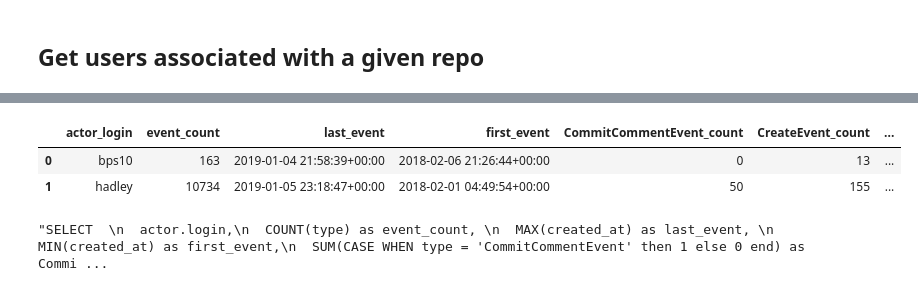
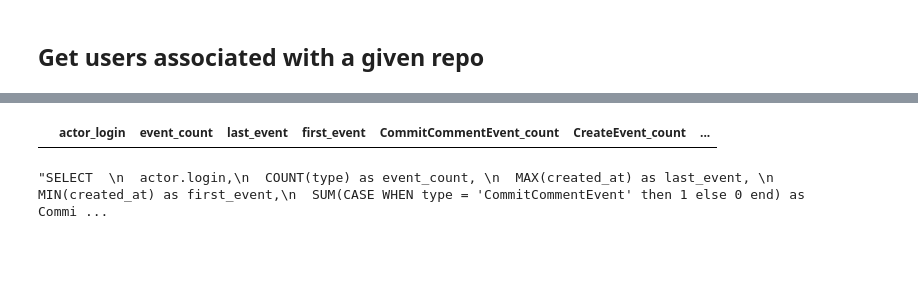
Before and after one commit to bps10/github-churn, a Jupyter notebook: UI_repo_data_fetch.ipynb, the cells around one changed output, grey strips where cells are left out. Cells and saved outputs as stored; diff of their text form; code cells hidden in the pictures; blank space fills up the shorter version.

Commit message:
fetch contributor info for last 5 mo of 2018

```diff
--- a/UI_repo_data_fetch.ipynb
+++ b/UI_repo_data_fetch.ipynb
@@ -26,3 +21,0 @@ user_events = user.events(number=-1, public=True)
-# %%
-for event in user_events:
-    print(event.type)
@@ -47,48 +22,51 @@ PushEvent
 # %%
-user1='bps10'
-user2='hadley'
 # Set use_legacy_sql to True to use legacy SQL syntax.
 job_config = bigquery.QueryJobConfig()
 job_config.use_legacy_sql = True
 
 query = (
-"""SELECT
-  actor.login,
-  COUNT(type) as event_count,
-  MAX(created_at) as last_event,
-  MIN(created_at) as first_event,
-  SUM(CASE WHEN type = 'CommitCommentEvent' then 1 else 0 end) as CommitCommentEvent_count,
-  SUM(CASE WHEN type = 'CreateEvent' then 1 else 0 end) as CreateEvent_count,
-  SUM(CASE WHEN type = 'DeleteEvent' then 1 else 0 end) as DeleteEvent_count,
-  SUM(CASE WHEN type = 'ForkEvent' then 1 else 0 end) as ForkEvent_count,
-  SUM(CASE WHEN type = 'GollumEvent' then 1 else 0 end) as GollumEvent_count,
-  SUM(CASE WHEN type = 'IssueCommentEvent' then 1 else 0 end) as IssueCommentEvent_count,
-  SUM(CASE WHEN type = 'IssuesEvent' then 1 else 0 end) as IssuesEvent_count,
-  SUM(CASE WHEN type = 'MemberEvent' then 1 else 0 end) as MemberEvent_count,
-  SUM(CASE WHEN type = 'PublicEvent' then 1 else 0 end) as PublicEvent_count,
-  SUM(CASE WHEN type = 'PullRequestEvent' then 1 else 0 end) as PullRequestEvent_count,
-  SUM(CASE WHEN type = 'PullRequestReviewCommentEvent' then 1 else 0 end) as PullRequestReviewCommentEvent_count,
-  SUM(CASE WHEN type = 'PushEvent' then 1 else 0 end) as PushEvent_count,
-  SUM(CASE WHEN type = 'ReleaseEvent' then 1 else 0 end) as ReleaseEvent_count,
-  SUM(CASE WHEN type = 'WatchEvent' then 1 else 0 end) as WatchEvent_count,
+"""
+SELECT
+      actor.login,
+      COUNT(type) as event_count,
+      MAX(created_at) as last_event,
+      MIN(created_at) as first_event,
+      SUM(CASE WHEN type = 'CommitCommentEvent' then 1 else 0 end) as CommitCommentEvent_count,
+      SUM(CASE WHEN type = 'CreateEvent' then 1 else 0 end) as CreateEvent_count,
+      SUM(CASE WHEN type = 'DeleteEvent' then 1 else 0 end) as DeleteEvent_count,
+      SUM(CASE WHEN type = 'ForkEvent' then 1 else 0 end) as ForkEvent_count,
+      SUM(CASE WHEN type = 'GollumEvent' then 1 else 0 end) as GollumEvent_count,
+      SUM(CASE WHEN type = 'IssueCommentEvent' then 1 else 0 end) as IssueCommentEvent_count,
+      SUM(CASE WHEN type = 'IssuesEvent' then 1 else 0 end) as IssuesEvent_count,
+      SUM(CASE WHEN type = 'MemberEvent' then 1 else 0 end) as MemberEvent_count,
+      SUM(CASE WHEN type = 'PublicEvent' then 1 else 0 end) as PublicEvent_count,
+      SUM(CASE WHEN type = 'PullRequestEvent' then 1 else 0 end) as PullRequestEvent_count,
+      SUM(CASE WHEN type = 'PullRequestReviewCommentEvent' then 1 else 0 end) as PullRequestReviewCommentEvent_count,
+      SUM(CASE WHEN type = 'PushEvent' then 1 else 0 end) as PushEvent_count,
+      SUM(CASE WHEN type = 'ReleaseEvent' then 1 else 0 end) as ReleaseEvent_count,
+      SUM(CASE WHEN type = 'WatchEvent' then 1 else 0 end) as WatchEvent_count
 
-  FROM
-  [githubarchive:year.2018]
-WHERE (actor.login = '""" + user1 + """' OR actor.login = '""" + user2 + """' AND public)
+FROM (
+  SELECT public, type, repo.name, actor.login, created_at,
+    JSON_EXTRACT(payload, '$.action') as event,
+  FROM (TABLE_DATE_RANGE([githubarchive:day.] ,
+    TIMESTAMP('2016-01-01'),
+    TIMESTAMP('2016-01-02')
+  ))
+
+    WHERE (actor.login = 'bps10' AND public)
+)
 GROUP by actor.login;
-
 """
 
 )
 
 #results_df = gbq.read_gbq(query_job, project_id=project_id, private_key='path_to_my.json')
 
 df = client.query(query, location="US", job_config=job_config).to_dataframe()
 df
 # %% [output]
 |  | actor_login | event_count | last_event | first_event | CommitCommentEvent_count | CreateEvent_count | ... |
-| 0 | bps10 | 163 | 2019-01-04 21:58:39+00:00 | 2018-02-06 21:26:44+00:00 | 0 | 13 | ... |
-| 1 | hadley | 10734 | 2019-01-05 23:18:47+00:00 | 2018-02-01 04:49:54+00:00 | 50 | 155 | ... |
 # %%
 query
 # %% [output]
```
Also changed, not shown: parts of 8 cells of this notebook, 1 other file.
